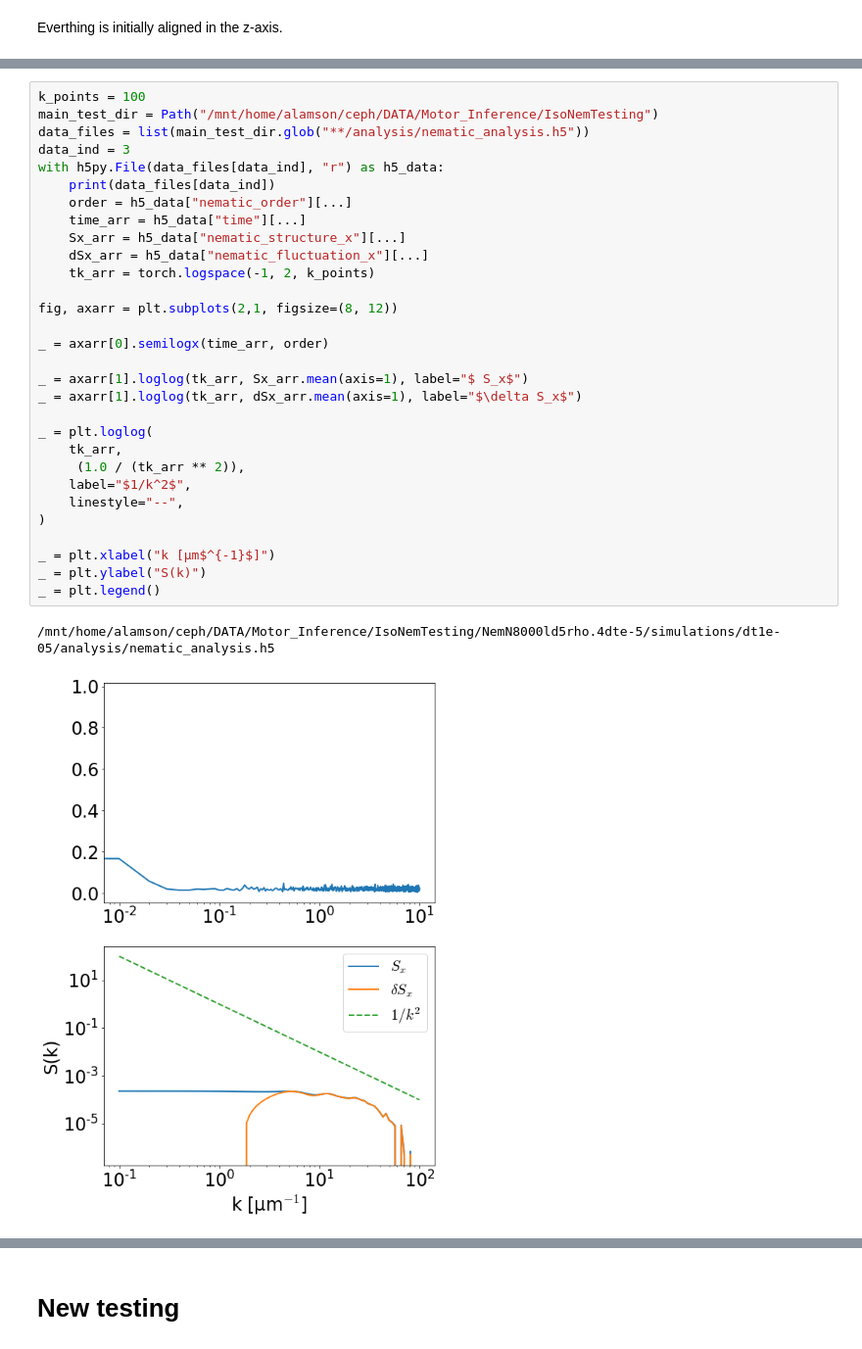
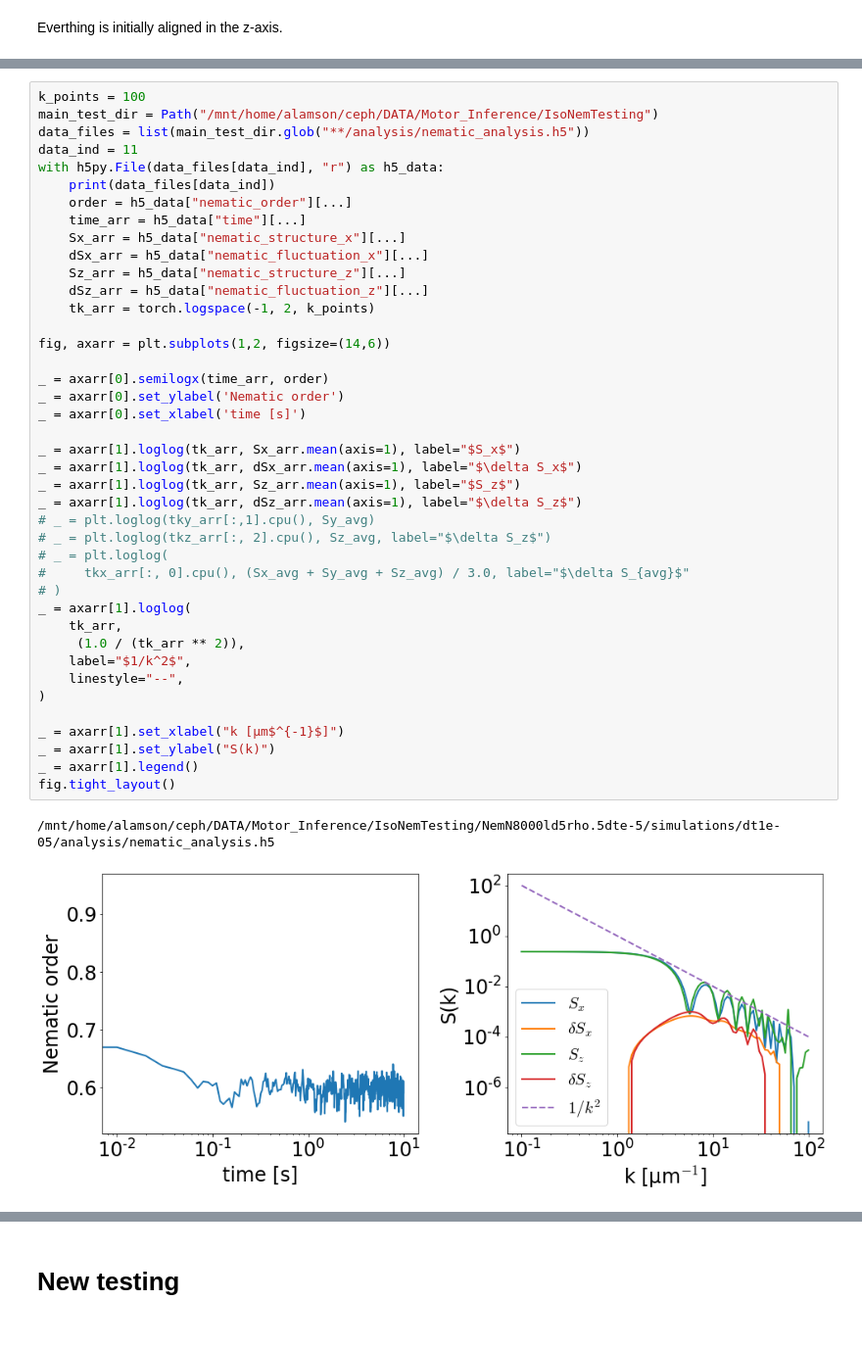
Before and after one commit to flatironinstitute/aLENS_analysis, a Jupyter notebook: notebooks/spindle/01b-iso_nematic_testing_rusty.ipynb, the cells around one changed output, grey strips where cells are left out. Shown at 98% size. Drawn from its saved outputs; the diff is of its cells as text.

```diff
--- a/notebooks/spindle/01b-iso_nematic_testing_rusty.ipynb
+++ b/notebooks/spindle/01b-iso_nematic_testing_rusty.ipynb
@@ -706,33 +492,44 @@ _ = plt.legend()
-# %%
-k_points = 100
-main_test_dir = Path("/mnt/home/alamson/ceph/DATA/Motor_Inference/IsoNemTesting")
-data_files = list(main_test_dir.glob("**/analysis/nematic_analysis.h5"))
-data_ind = 3
-with h5py.File(data_files[data_ind], "r") as h5_data:
-    print(data_files[data_ind])
-    order = h5_data["nematic_order"][...]
-    time_arr = h5_data["time"][...]
-    Sx_arr = h5_data["nematic_structure_x"][...]
-    dSx_arr = h5_data["nematic_fluctuation_x"][...]
-    tk_arr = torch.logspace(-1, 2, k_points)
-
-fig, axarr = plt.subplots(2,1, figsize=(8, 12))
-
-_ = axarr[0].semilogx(time_arr, order)
-
-_ = axarr[1].loglog(tk_arr, Sx_arr.mean(axis=1), label="$ S_x$")
-_ = axarr[1].loglog(tk_arr, dSx_arr.mean(axis=1), label="$\delta S_x$")
-
-_ = plt.loglog(
-    tk_arr,
-     (1.0 / (tk_arr ** 2)),
-    label="$1/k^2$",
-    linestyle="--",
-)
-
-_ = plt.xlabel("k [μm$^{-1}$]")
-_ = plt.ylabel("S(k)")
-_ = plt.legend()
-# %% [output]
-/mnt/home/alamson/ceph/DATA/Motor_Inference/IsoNemTesting/NemN8000ld5rho.4dte-5/simulations/dt1e-05/analysis/nematic_analysis.h5
-[figure, removed]
+# %%
+k_points = 100
+main_test_dir = Path("/mnt/home/alamson/ceph/DATA/Motor_Inference/IsoNemTesting")
+data_files = list(main_test_dir.glob("**/analysis/nematic_analysis.h5"))
+data_ind = 11
+with h5py.File(data_files[data_ind], "r") as h5_data:
+    print(data_files[data_ind])
+    order = h5_data["nematic_order"][...]
+    time_arr = h5_data["time"][...]
+    Sx_arr = h5_data["nematic_structure_x"][...]
+    dSx_arr = h5_data["nematic_fluctuation_x"][...]
+    Sz_arr = h5_data["nematic_structure_z"][...]
+    dSz_arr = h5_data["nematic_fluctuation_z"][...]
+    tk_arr = torch.logspace(-1, 2, k_points)
+
+fig, axarr = plt.subplots(1,2, figsize=(14,6))
+
+_ = axarr[0].semilogx(time_arr, order)
+_ = axarr[0].set_ylabel('Nematic order')
+_ = axarr[0].set_xlabel('time [s]')
+
+_ = axarr[1].loglog(tk_arr, Sx_arr.mean(axis=1), label="$S_x$")
+_ = axarr[1].loglog(tk_arr, dSx_arr.mean(axis=1), label="$\delta S_x$")
+_ = axarr[1].loglog(tk_arr, Sz_arr.mean(axis=1), label="$S_z$")
+_ = axarr[1].loglog(tk_arr, dSz_arr.mean(axis=1), label="$\delta S_z$")
+# _ = plt.loglog(tky_arr[:,1].cpu(), Sy_avg)
+# _ = plt.loglog(tkz_arr[:, 2].cpu(), Sz_avg, label="$\delta S_z$")
+# _ = plt.loglog(
+#     tkx_arr[:, 0].cpu(), (Sx_avg + Sy_avg + Sz_avg) / 3.0, label="$\delta S_{avg}$"
+# )
+_ = axarr[1].loglog(
+    tk_arr,
+     (1.0 / (tk_arr ** 2)),
+    label="$1/k^2$",
+    linestyle="--",
+)
+
+_ = axarr[1].set_xlabel("k [μm$^{-1}$]")
+_ = axarr[1].set_ylabel("S(k)")
+_ = axarr[1].legend()
+fig.tight_layout()
+# %% [output]
+/mnt/home/alamson/ceph/DATA/Motor_Inference/IsoNemTesting/NemN8000ld5rho.5dte-5/simulations/dt1e-05/analysis/nematic_analysis.h5
+[figure, added]
```
Also changed, not shown: parts of 13 cells of this notebook.
